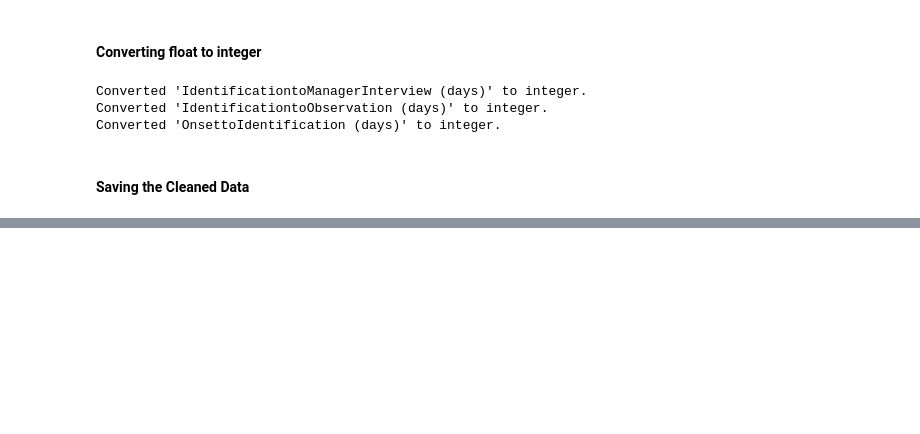
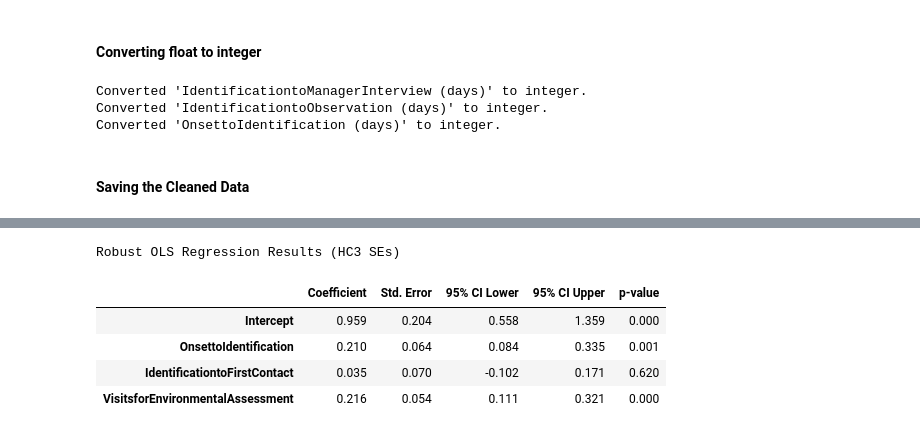
Before and after one commit to nyamucc/foodborne-outbreak-analysis, a Jupyter notebook: Notebooks/data_cleaning_eda.ipynb, the cells around one changed output, grey strips where cells are left out. Cells and saved outputs as stored; diff of their text form; code cells hidden in the pictures; blank space fills up the shorter version.

```diff
--- a/Notebooks/data_cleaning_eda.ipynb
+++ b/Notebooks/data_cleaning_eda.ipynb
@@ -247,0 +565,11 @@ df.to_csv('cleaned_data.csv', index=False)
+# %%
+import statsmodels.api as sm
+import statsmodels.formula.api as smf
+
+
+
+formula = "PercentWhoSoughtHealthcare ~ OnsettoIdentification + IdentificationtoFirstContact + VisitsforEnvironmentalAssessment"
+
+robust_model = smf.ols(formula=formula, data=df).fit(cov_type="HC3")
+
+print(robust_model.summary())
@@ -247,0 +594,30 @@ df.to_csv('cleaned_data.csv', index=False)
+# %%
+import numpy as np
+
+
+params = robust_model.params
+conf = robust_model.conf_int()
+pvals = robust_model.pvalues
+se = robust_model.bse
+
+
+results_table = pd.DataFrame({
+    "Coefficient": params,
+    "Std. Error": se,
+    "95% CI Lower": conf[0],
+    "95% CI Upper": conf[1],
+    "p-value": pvals
+})
+
+
+results_table = results_table.round(3)
+
+print("Robust OLS Regression Results (HC3 SEs)")
+display(results_table)
+# %% [output]
+Robust OLS Regression Results (HC3 SEs)
+|  | Coefficient | Std. Error | 95% CI Lower | 95% CI Upper | p-value |
+| Intercept | 0.959 | 0.204 | 0.558 | 1.359 | 0.000 |
+| OnsettoIdentification | 0.210 | 0.064 | 0.084 | 0.335 | 0.001 |
+| IdentificationtoFirstContact | 0.035 | 0.070 | -0.102 | 0.171 | 0.620 |
+| VisitsforEnvironmentalAssessment | 0.216 | 0.054 | 0.111 | 0.321 | 0.000 |
```
Also changed, not shown: parts of 17 cells of this notebook, 17 other files.
